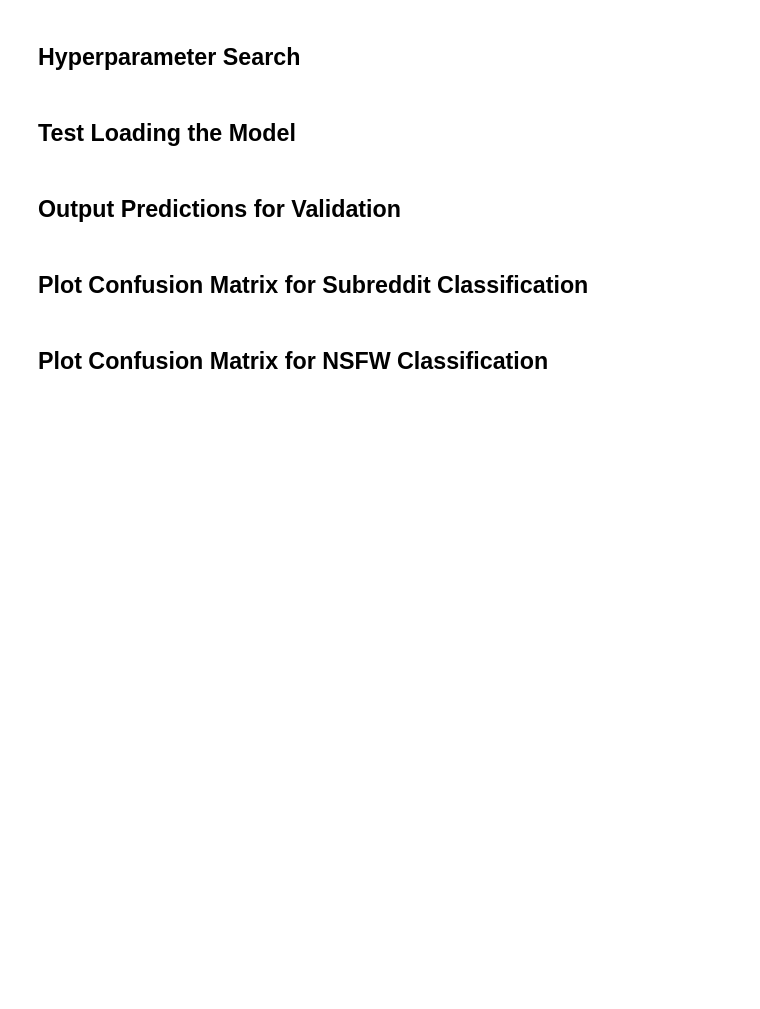
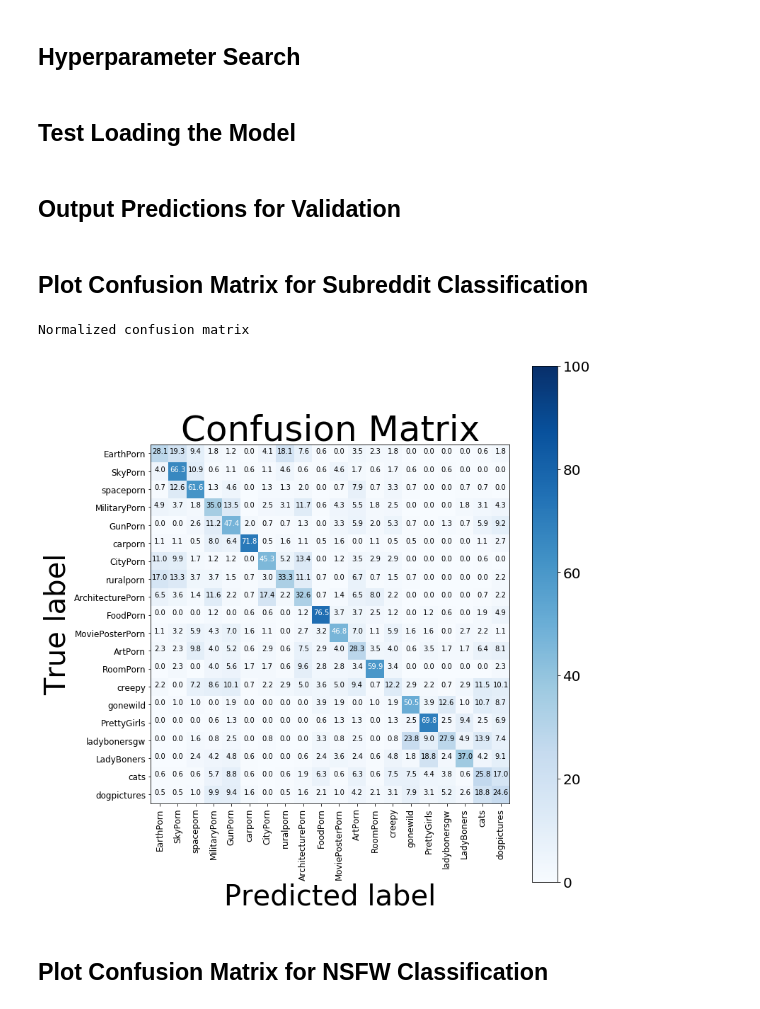
Before and after one commit to mohitrgiit/CS-231N-Final-Project, a Jupyter notebook: src/models/AlexNet_multitask_classification.ipynb, the cells around one changed output. Drawn from its saved outputs; the diff is of its cells as text; code cells hidden in the pictures; blank space fills up the shorter version.

```diff
--- a/src/models/AlexNet_multitask_classification.ipynb
+++ b/src/models/AlexNet_multitask_classification.ipynb
@@ -241,10 +275,16 @@ y_val_pred_nsfw = np.argmax(y_val_pred_nsfw, axis = 1)
 # %%
 classes = [""] * len(dictionary)
 for sub, ind in dictionary.items():
     classes[ind] = sub
 
 conf = confusion_matrix(data.y_val, y_val_pred_sub)
-plot_confusion_matrix(conf, classes=classes, normalize = True)
+plot_confusion_matrix(conf, classes=classes, normalize = True, tick_font = 12, box_font = 10, \
+    axis_font = 40, title_font = 50, colorbar_font = 20,\
+    left_space = 0.2, right_space = 1, top_space = 0.97, bottom_space = 0.05, \
+    save_address = '../../AlexNet_plots//', save_name = 'multitask_confusion_subreddit')
+# %% [output]
+Normalized confusion matrix
+[figure, added]
 # %% [markdown]
 ## Plot Confusion Matrix for NSFW Classification
 # %%
```
Also changed, not shown: parts of 5 cells of this notebook.
